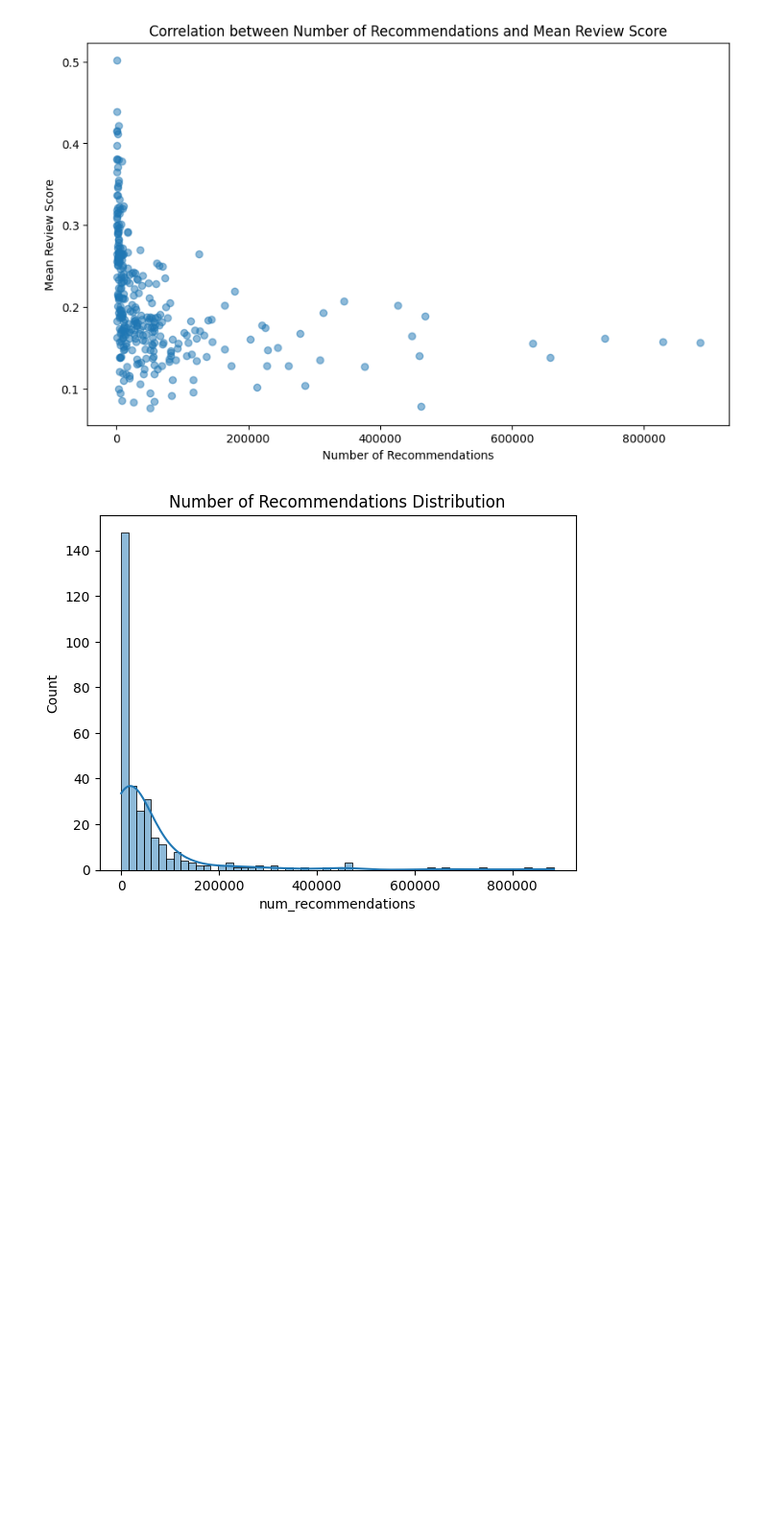
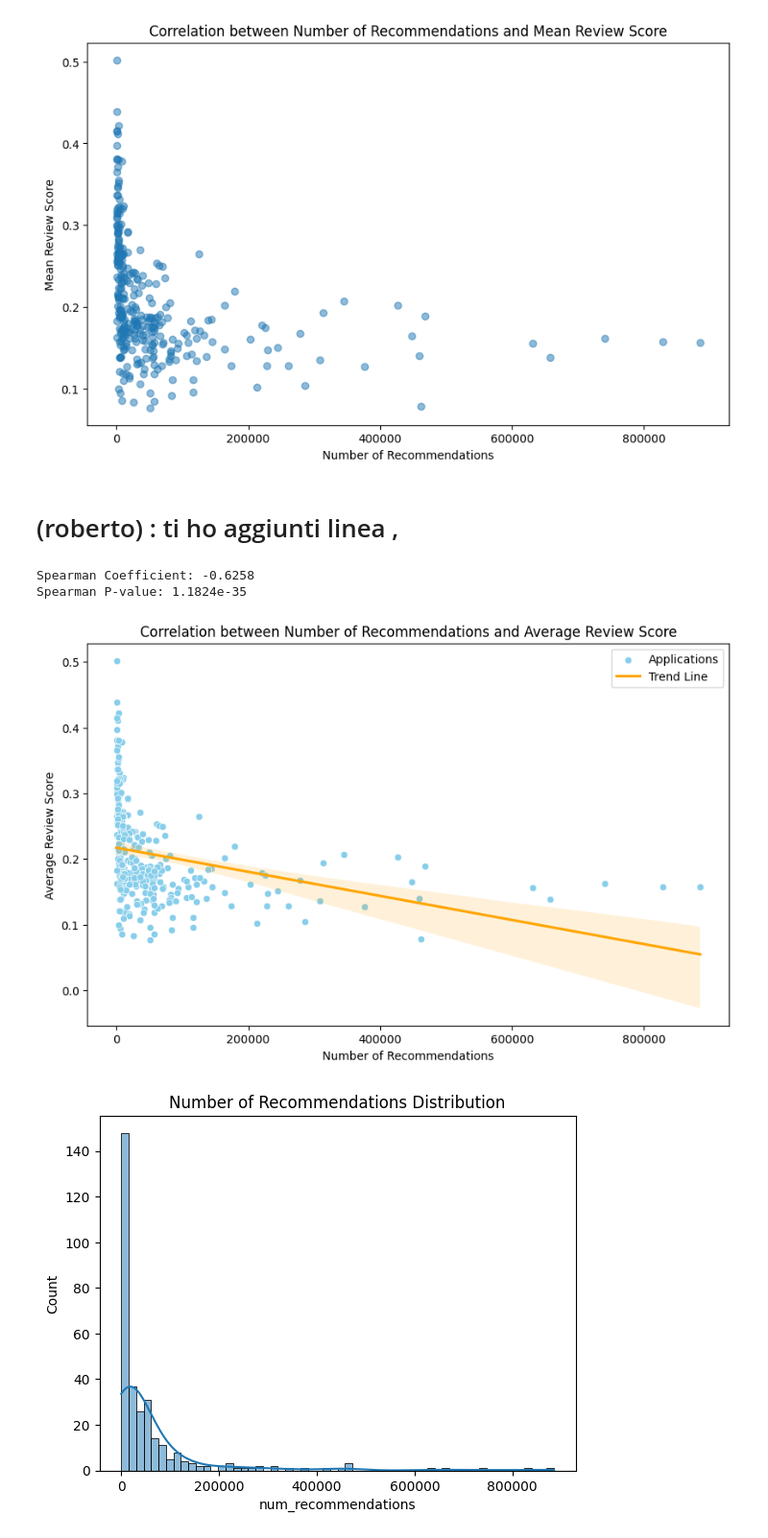
Before and after one commit to nudric25/ADM-HM2, a Jupyter notebook: mergedAndRunCompleto2(ADM_HM2).ipynb, the cells around one changed output. Shown at 96% size. Cells and saved outputs as stored; diff of their text form; code cells hidden in the pictures; blank space fills up the shorter version.

```diff
--- a/mergedAndRunCompleto2(ADM_HM2).ipynb
+++ b/mergedAndRunCompleto2(ADM_HM2).ipynb
@@ -641,22 +751,37 @@ plt.title('Correlation between Number of Recommendations and Mean Review Score')
 plt.show()
 # %% [output]
 [figure]
+# %% [markdown]
+# (roberto) : ti ho aggiunti linea ,
 # %%
-import pandas as pd
-import matplotlib.pyplot as plt
-import seaborn as sns
-from scipy.stats import spearmanr
+# Step 1: Calculate the number of recommendations and average review score per application
+recommendations_per_app = df.groupby('app_name')['recommended'].sum().reset_index()
+recommendations_per_app.rename(columns={'recommended': 'num_recommendations'}, inplace=True)
 
+mean_review_score_per_app = df.groupby('app_name')['weighted_vote_score'].mean().reset_index()
+mean_review_score_per_app.rename(columns={'weighted_vote_score': 'mean_review_score'}, inplace=True)
 
-# Scatter plot with regression line
+# Step 2: Merge the two DataFrames to get a combined DataFrame with both metrics
+app_stats = pd.merge(recommendations_per_app, mean_review_score_per_app, on='app_name')
+
+# Step 3: Calculate the Spearman correlation coefficient
+corr_spearman, p_value_spearman = spearmanr(app_stats['num_recommendations'], app_stats['mean_review_score'])
+print(f"Spearman Coefficient: {corr_spearman:.4f}")
+print(f"Spearman P-value: {p_value_spearman:.4e}")
+
+# Step 4: Scatter plot with regression line
 plt.figure(figsize=(10, 6))
 sns.scatterplot(x='num_recommendations', y='mean_review_score', data=app_stats, color='skyblue', label='Applications')
 sns.regplot(x='num_recommendations', y='mean_review_score', data=app_stats, scatter=False, color='orange', label='Trend Line')
 plt.xlabel('Number of Recommendations')
 plt.ylabel('Average Review Score')
 plt.title('Correlation between Number of Recommendations and Average Review Score')
 plt.legend()
 plt.show()
+# %% [output]
+Spearman Coefficient: -0.6258
+Spearman P-value: 1.1824e-35
+[figure, added]
 # %%
 # check the distributiion
 
```
Also changed, not shown: parts of 34 cells of this notebook.
